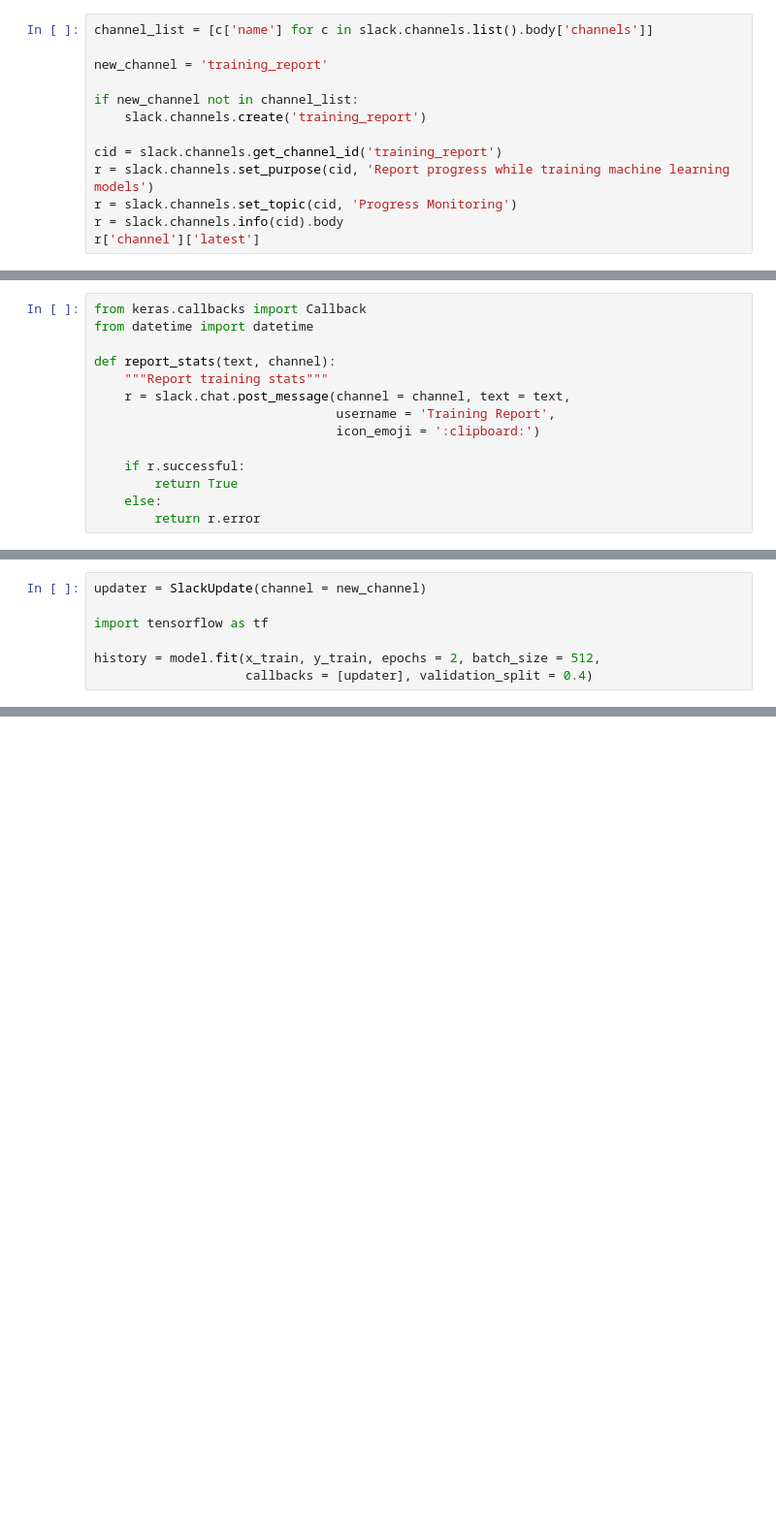
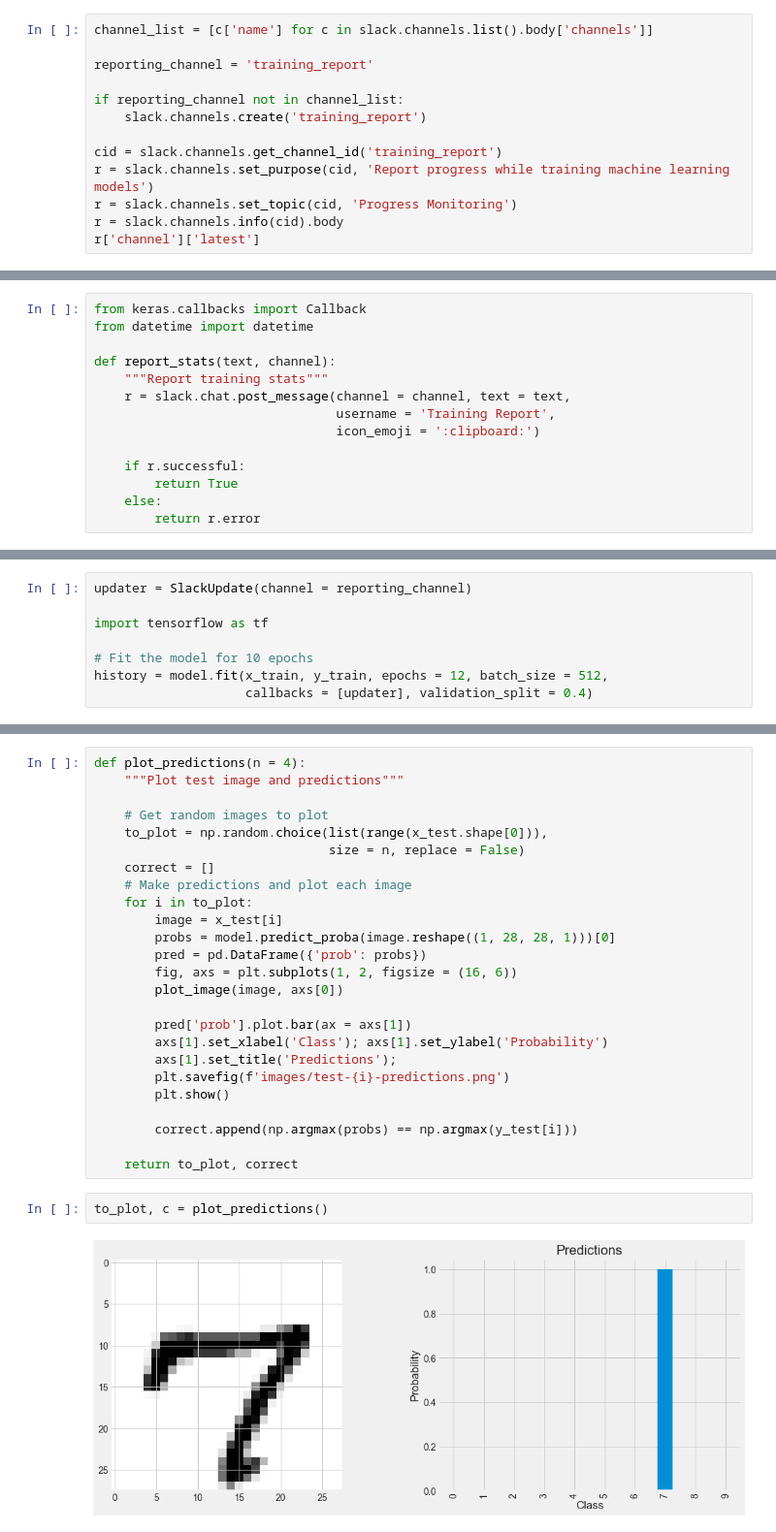
Before and after one commit to WillKoehrsen/Data-Analysis, a Jupyter notebook: slack_interaction/Slack Integration.ipynb, the cells around one changed output, grey strips where cells are left out. Shown at 97% size. Saved outputs shown, nothing was run; the diff lists cells and outputs as text; blank space fills up the shorter version.

```diff
--- a/slack_interaction/Slack Integration.ipynb
+++ b/slack_interaction/Slack Integration.ipynb
@@ -579,9 +579,9 @@ First we'll create a new channel if it does not yet exist.
 # %%
 channel_list = [c['name'] for c in slack.channels.list().body['channels']]
 
-new_channel = 'training_report'
+reporting_channel = 'training_report'
 
-if new_channel not in channel_list:
+if reporting_channel not in channel_list:
     slack.channels.create('training_report')
 
 cid = slack.channels.get_channel_id('training_report')
@@ -688,7 +693,8 @@ class SlackUpdate(Callback):
 # %%
-updater = SlackUpdate(channel = new_channel)
+updater = SlackUpdate(channel = reporting_channel)
 
 import tensorflow as tf
 
-history = model.fit(x_train, y_train, epochs = 2, batch_size = 512,
+# Fit the model for 10 epochs
+history = model.fit(x_train, y_train, epochs = 12, batch_size = 512,
                     callbacks = [updater], validation_split = 0.4)
@@ -740,0 +774,29 @@ r.body
+# %%
+def plot_predictions(n = 4):
+    """Plot test image and predictions"""
+
+    # Get random images to plot
+    to_plot = np.random.choice(list(range(x_test.shape[0])),
+                               size = n, replace = False)
+    correct = []
+    # Make predictions and plot each image
+    for i in to_plot:
+        image = x_test[i]
+        probs = model.predict_proba(image.reshape((1, 28, 28, 1)))[0]
+        pred = pd.DataFrame({'prob': probs})
+        fig, axs = plt.subplots(1, 2, figsize = (16, 6))
+        plot_image(image, axs[0])
+
+        pred['prob'].plot.bar(ax = axs[1])
+        axs[1].set_xlabel('Class'); axs[1].set_ylabel('Probability')
+        axs[1].set_title('Predictions');
+        plt.savefig(f'images/test-{i}-predictions.png')
+        plt.show()
+
+        correct.append(np.argmax(probs) == np.argmax(y_test[i]))
+
+    return to_plot, correct
+# %%
+to_plot, c = plot_predictions()
+# %% [output]
+[figure, added]
```
Also changed, not shown: parts of 25 cells of this notebook, 29 other files.
